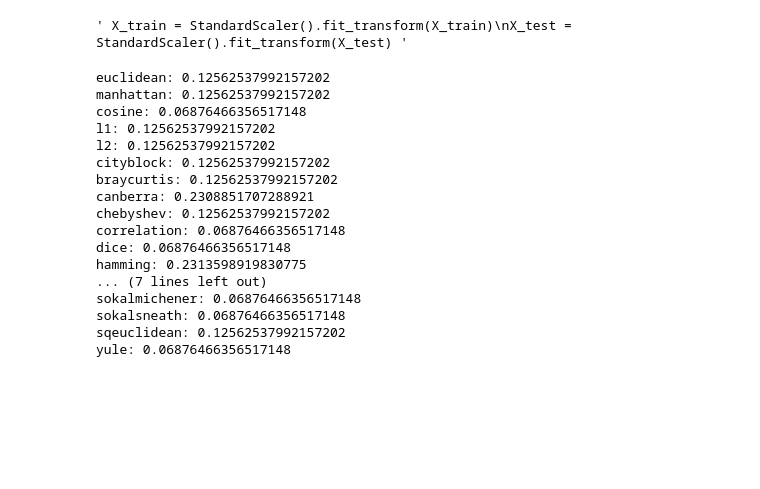
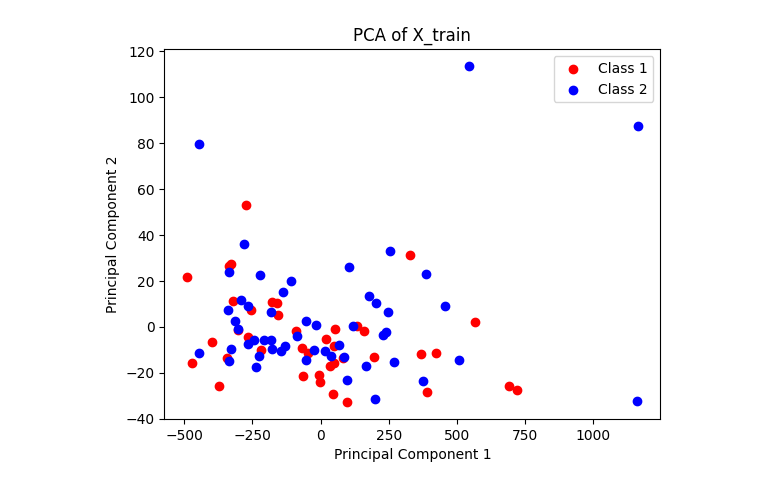
Before and after one commit to raularaju/TP1-CompNAt, a Jupyter notebook: scratch.ipynb, the cells around one changed output. Drawn from its saved outputs; the diff is of its cells as text; code cells hidden in the pictures; blank space fills up the shorter version.

```diff
--- a/scratch.ipynb
+++ b/scratch.ipynb
@@ -16,9 +18,5 @@ X_train = df_train.drop(columns=['Classification']).to_numpy()
 y_train = df_train['Classification'].to_numpy()
 X_test = df_test.drop(columns=['Classification']).to_numpy()
 y_test = df_test['Classification'].to_numpy()
-n_labels = len(np.unique(y_train))
 
-""" X_train = StandardScaler().fit_transform(X_train)
-X_test = StandardScaler().fit_transform(X_test) """
+n_features = X_train.shape[1]
-# %% [output]
-' X_train = StandardScaler().fit_transform(X_train)\nX_test = StandardScaler().fit_transform(X_test) '
@@ -27,25 +23,25 @@ metrics_arr = ['euclidean', 'manhattan', 'cosine', 'l1', 'l2', 'cityblock', 'bra
-# %%
-for metric in metrics_arr:
-    model = AgglomerativeClustering(n_clusters=n_labels,linkage='average', metric=metric)
-    model.fit(X_train)
-    y_pred = model.labels_
-    v_measure = v_measure_score(y_train, y_pred)
-    print(f'{metric}: {v_measure}')
-# %% [output]
-euclidean: 0.12562537992157202
-manhattan: 0.12562537992157202
-cosine: 0.06876466356517148
-l1: 0.12562537992157202
-l2: 0.12562537992157202
-cityblock: 0.12562537992157202
-braycurtis: 0.12562537992157202
-canberra: 0.2308851707288921
-chebyshev: 0.12562537992157202
-correlation: 0.06876466356517148
-dice: 0.06876466356517148
-hamming: 0.2313598919830775
-... (7 lines left out)
-sokalmichener: 0.06876466356517148
-sokalsneath: 0.06876466356517148
-sqeuclidean: 0.12562537992157202
-yule: 0.06876466356517148
+# %%
+# Apply PCA to reduce the dimensionality to 2
+pca = PCA(n_components=2)
+X_test_pca = pca.fit_transform(X_test)
+
+# Define colors for different labels
+colors = ['red', 'blue']
+
+# Create a scatter plot
+for label in np.unique(y_test):
+    indices = y_test == label
+    plt.scatter(X_test_pca[indices, 0], X_test_pca[indices, 1], c=colors[label-1], label=f'Class {label}')
+
+# Add labels and title
+plt.xlabel('Principal Component 1')
+plt.ylabel('Principal Component 2')
+plt.title('PCA of X_train')
+
+# Add a legend
+plt.legend()
+
+# Show the plot
+plt.show()
+# %% [output]
+[figure, added]
```
Also changed, not shown: parts of 2 cells of this notebook, 1 other file.
